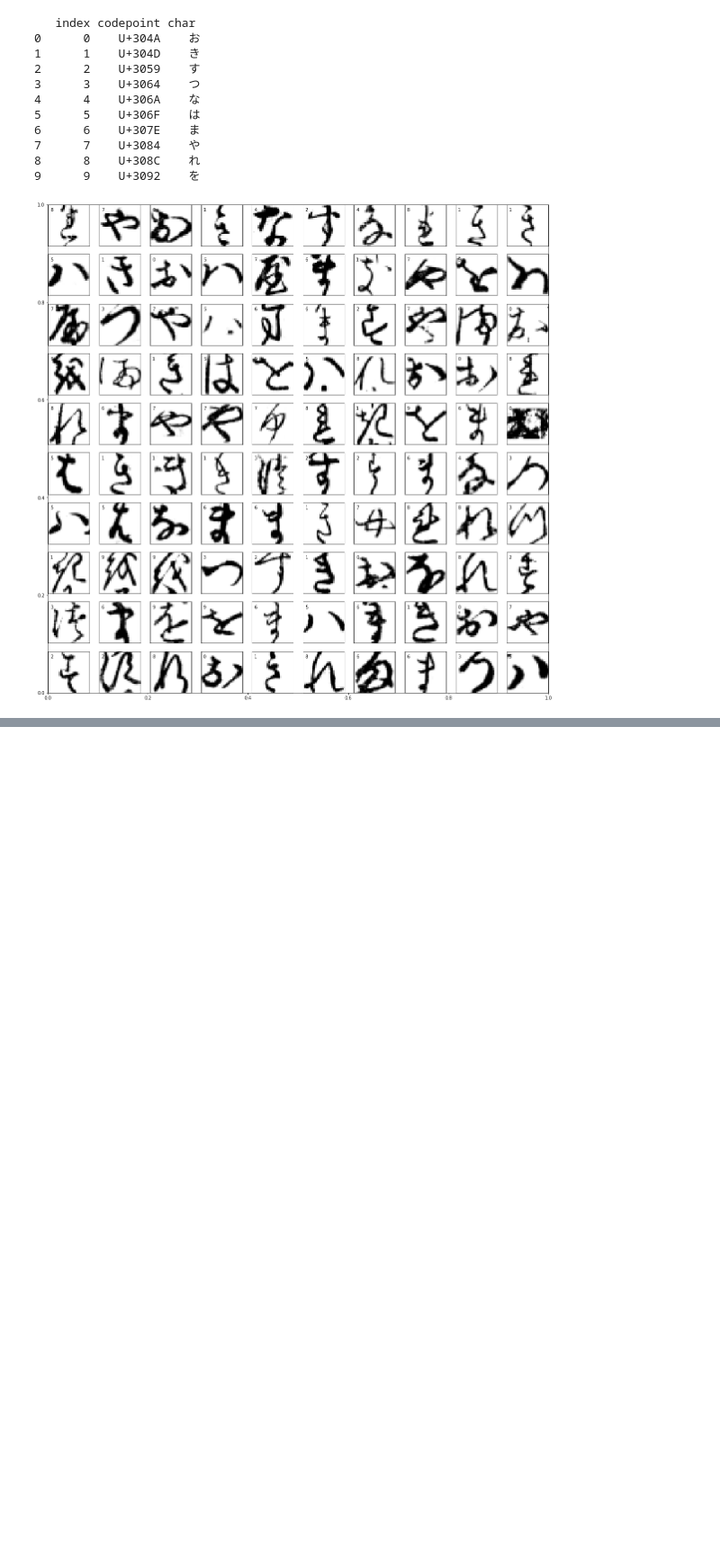
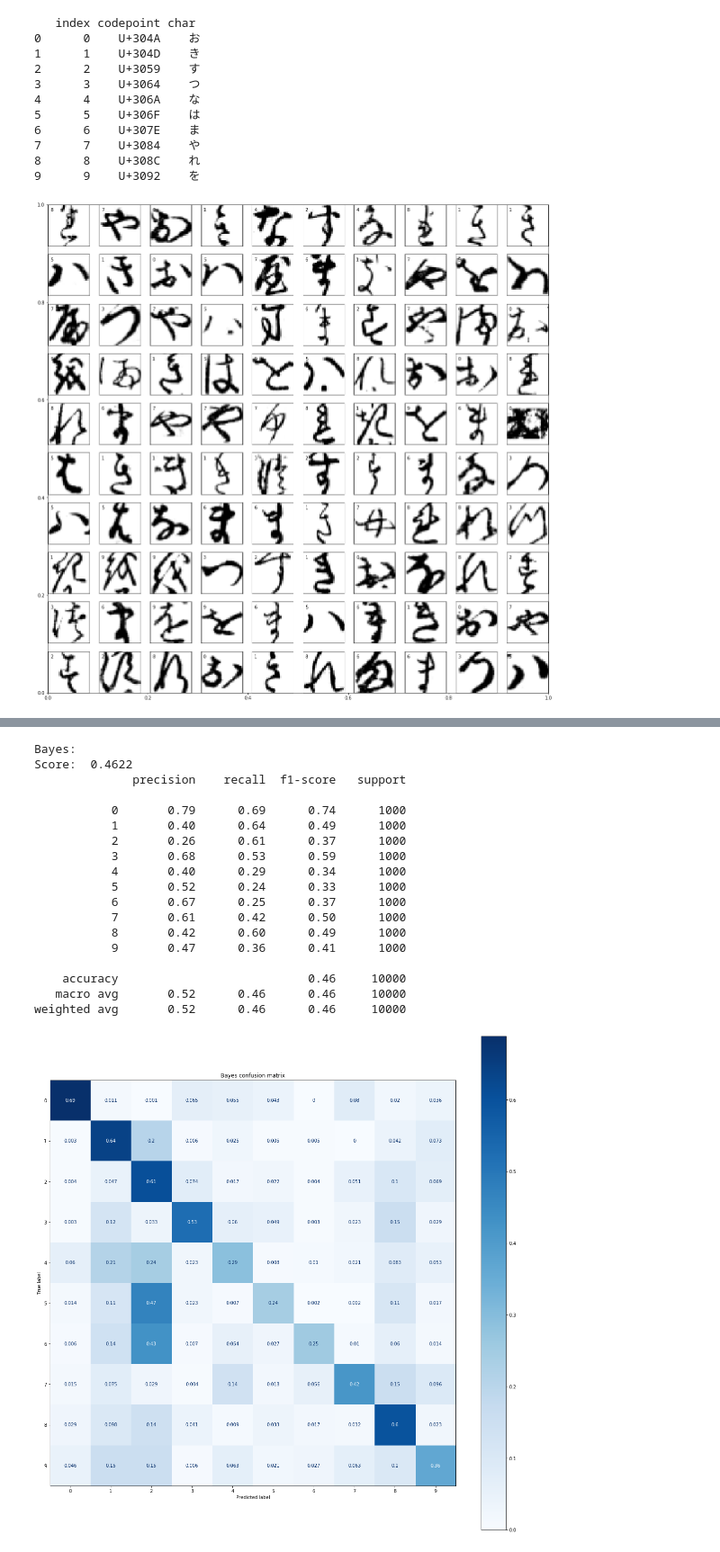
Before and after one commit to mgoncerz/ml_zaliczenie_projekt, a Jupyter notebook: projekt.ipynb, the cells around one changed output, grey strips where cells are left out. Shown at 90% size. Saved outputs shown, nothing was run; the diff lists cells and outputs as text; code cells hidden in the pictures; blank space fills up the shorter version.

```diff
--- a/projekt.ipynb
+++ b/projekt.ipynb
@@ -72,0 +85,45 @@ for i in range(100):
+# %%
+print("Bayes:")
+nb_model = GaussianNB()
+nb_model.fit(x_train, labels_train) #note this takes labels as single numbers per input element, not transformed to dij form
+nb_prediction = nb_model.predict(x_test)
+print("Score: ", nb_model.score(x_test, labels_test))
+
+fig, axes = plt.subplots(figsize=(20,20))
+
+print(metrics.classification_report(labels_test, nb_prediction))
+
+nb_cfm = metrics.plot_confusion_matrix(nb_model, x_test, labels_test, cmap=plt.cm.Blues, normalize = "true", ax = axes)
+nb_cfm.ax_.set_title("Bayes confusion matrix")
+
+
+fig, axes = plt.subplots(figsize=(20,20))
+
+for i in range(100):
+  ax = fig.add_subplot(10,10,i+1,xticks=[], yticks=[])
+  ax.imshow(images_test[i], cmap=plt.cm.binary, interpolation='nearest')
+
+  if(nb_prediction[i] == labels_test[i]):
+    ax.text(0, 5, str(labels_test[i])+" "+str(nb_prediction[i]), color='green')
+  else:
+    ax.text(0, 5, str(labels_test[i])+" "+str(nb_prediction[i]), color='red')
+# %% [output]
+Bayes:
+Score:  0.4622
+              precision    recall  f1-score   support
+
+           0       0.79      0.69      0.74      1000
+           1       0.40      0.64      0.49      1000
+           2       0.26      0.61      0.37      1000
+           3       0.68      0.53      0.59      1000
+           4       0.40      0.29      0.34      1000
+           5       0.52      0.24      0.33      1000
+           6       0.67      0.25      0.37      1000
+           7       0.61      0.42      0.50      1000
+           8       0.42      0.60      0.49      1000
+           9       0.47      0.36      0.41      1000
+
+    accuracy                           0.46     10000
+   macro avg       0.52      0.46      0.46     10000
+weighted avg       0.52      0.46      0.46     10000
+[figure, added]
```
Also changed, not shown: parts of 9 cells of this notebook.
